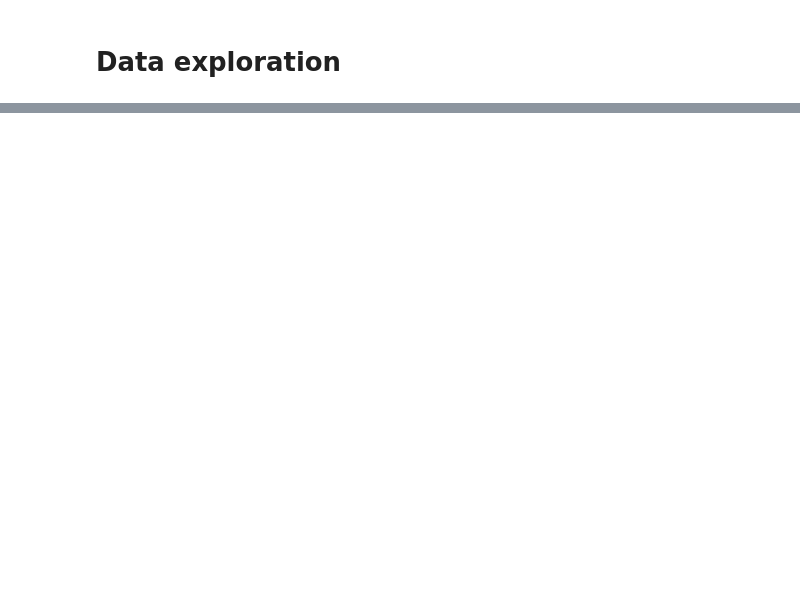
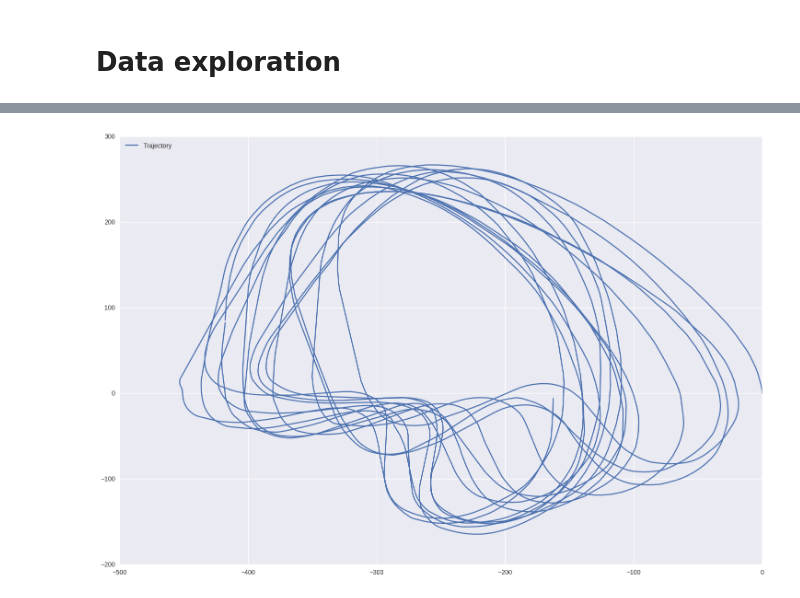
Before and after one commit to balancap/SDC-Behavioral-Cloning, a Jupyter notebook: behavioral-cloning.ipynb, the cells around one changed output, grey strips where cells are left out. Cells and saved outputs as stored; diff of their text form; code cells hidden in the pictures; blank space fills up the shorter version.

Commit message:
UPDATE: Notebook with trajectory preditions.

```diff
--- a/behavioral-cloning.ipynb
+++ b/behavioral-cloning.ipynb
@@ -74,0 +106,27 @@ dx[:, 1] = speed * dt * cosc(alpha)
+# %%
+# Compute position vector of the car.
+x = np.zeros(shape=(len(angle)+1, 2), dtype=np.float32)
+v1 = np.array([1., 0.], dtype=np.float32)
+v2 = np.array([0., 1.], dtype=np.float32)
+
+tr = np.identity(2, dtype=np.float32)
+
+for i in range(len(angle)):
+    v1 = np.matmul(rot_trans[i], v1)
+    v2 = np.matmul(rot_trans[i], v2)
+
+    x[i+1] = x[i]
+    x[i+1] += v1 * dx[i, 0]
+    x[i+1] += v2 * dx[i, 1]
+# %%
+nb = 40000
+
+plt.plot(x[:nb, 0], x[:nb, 1], label='Trajectory')
+# plt.plot(data['angle_sth16'], label='Post-smooth16')
+# plt.plot(data['angle_rsth16'], label='Pre-smooth16')
+# plt.plot(data['angle_pre6'], label='Pre-avg6')
+
+plt.legend(loc='upper left')
+plt.show()
+# %% [output]
+[figure, added]
```
Also changed, not shown: parts of 5 cells of this notebook.
